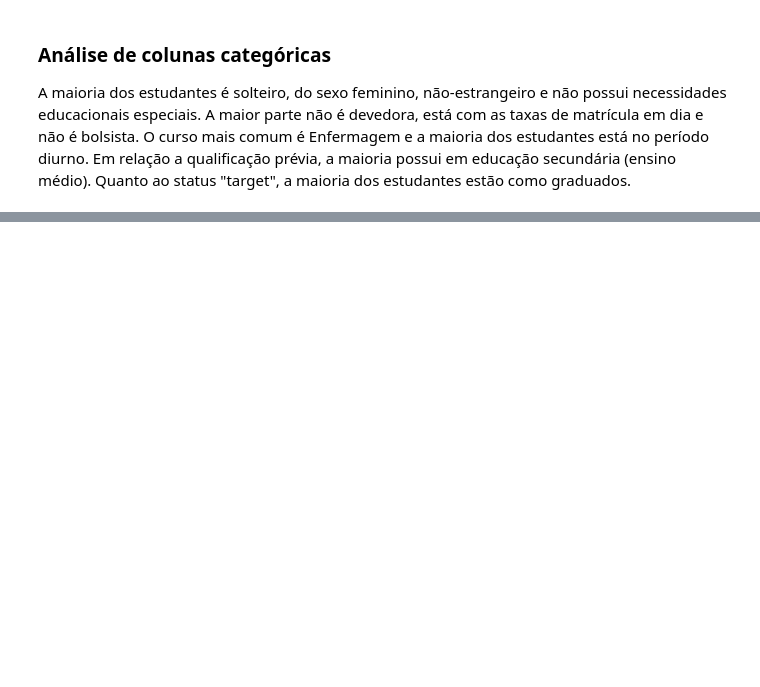
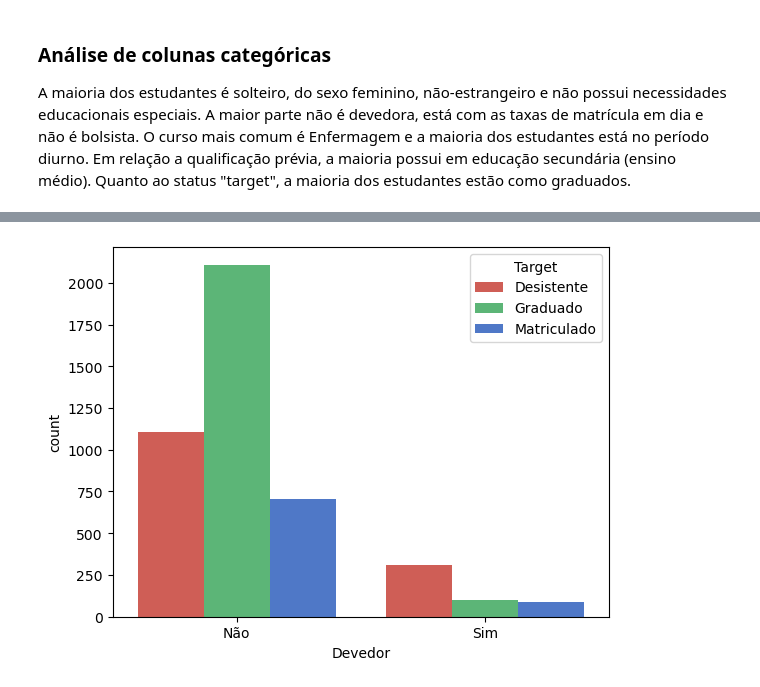
Before and after one commit to CrisNakamura/modelo_prevencao_evasao_estudantil, a Jupyter notebook: projeto.ipynb, the cells around one changed output, grey strips where cells are left out. Cells and saved outputs as stored; diff of their text form; code cells hidden in the pictures; blank space fills up the shorter version.

```diff
--- a/projeto.ipynb
+++ b/projeto.ipynb
@@ -91,0 +170,5 @@ dados.describe(include='object', exclude='number')
+# %%
+sns.countplot(data=dados, x='Devedor', hue='Target')
+plt.show()
+# %% [output]
+[figure, added]
```
Also changed, not shown: parts of 19 cells of this notebook.
